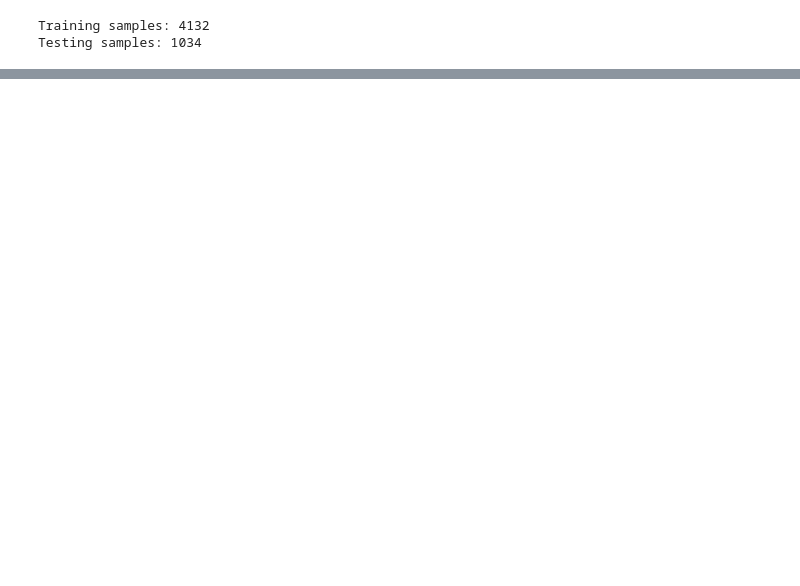
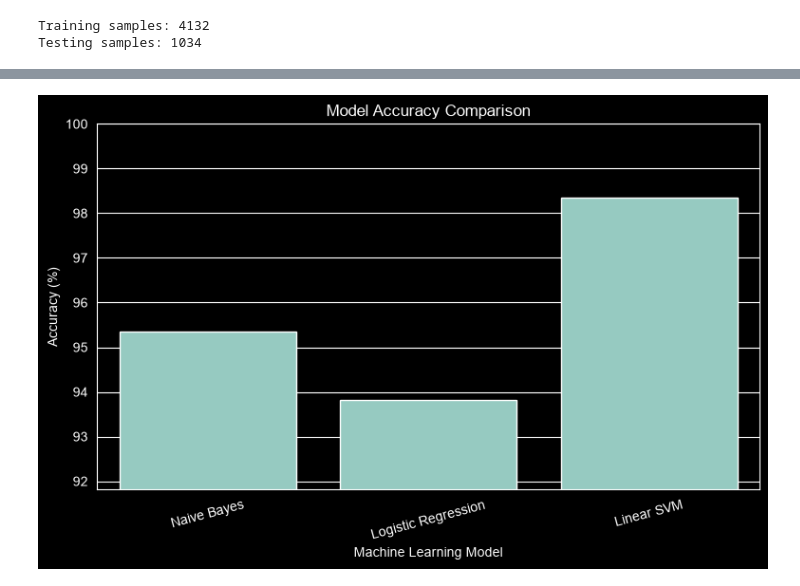
Before and after one commit to tanishqag2504/SMS-Spam-Filter, a Jupyter notebook: SMS_Spam_Filter.ipynb, the cells around one changed output, grey strips where cells are left out. Saved outputs shown, nothing was run; the diff lists cells and outputs as text; code cells hidden in the pictures; blank space fills up the shorter version.

```diff
--- a/SMS_Spam_Filter.ipynb
+++ b/SMS_Spam_Filter.ipynb
@@ -239,0 +361,18 @@ Testing samples: 1034
+# %%
+svm_model = LinearSVC()
+
+svm_model.fit(
+    X_train_tfidf,
+    y_train
+)
+
+svm_predictions = svm_model.predict(
+    X_test_tfidf
+)
+
+svm_accuracy = accuracy_score(
+    y_test,
+    svm_predictions
+)
+
+print(f"Linear SVM Accuracy: {svm_accuracy * 100:.2f}%")
@@ -239,0 +467,23 @@ Testing samples: 1034
+# %%
+plt.figure(figsize=(9, 5))
+
+sns.barplot(
+    data=comparison_df,
+    x="Model",
+    y="Accuracy"
+)
+
+plt.title("Model Accuracy Comparison")
+plt.xlabel("Machine Learning Model")
+plt.ylabel("Accuracy (%)")
+
+plt.ylim(
+    comparison_df["Accuracy"].min() - 2,
+    100
+)
+
+plt.xticks(rotation=15)
+
+plt.show()
+# %% [output]
+[figure, added]
```
Also changed, not shown: parts of 24 cells of this notebook.
